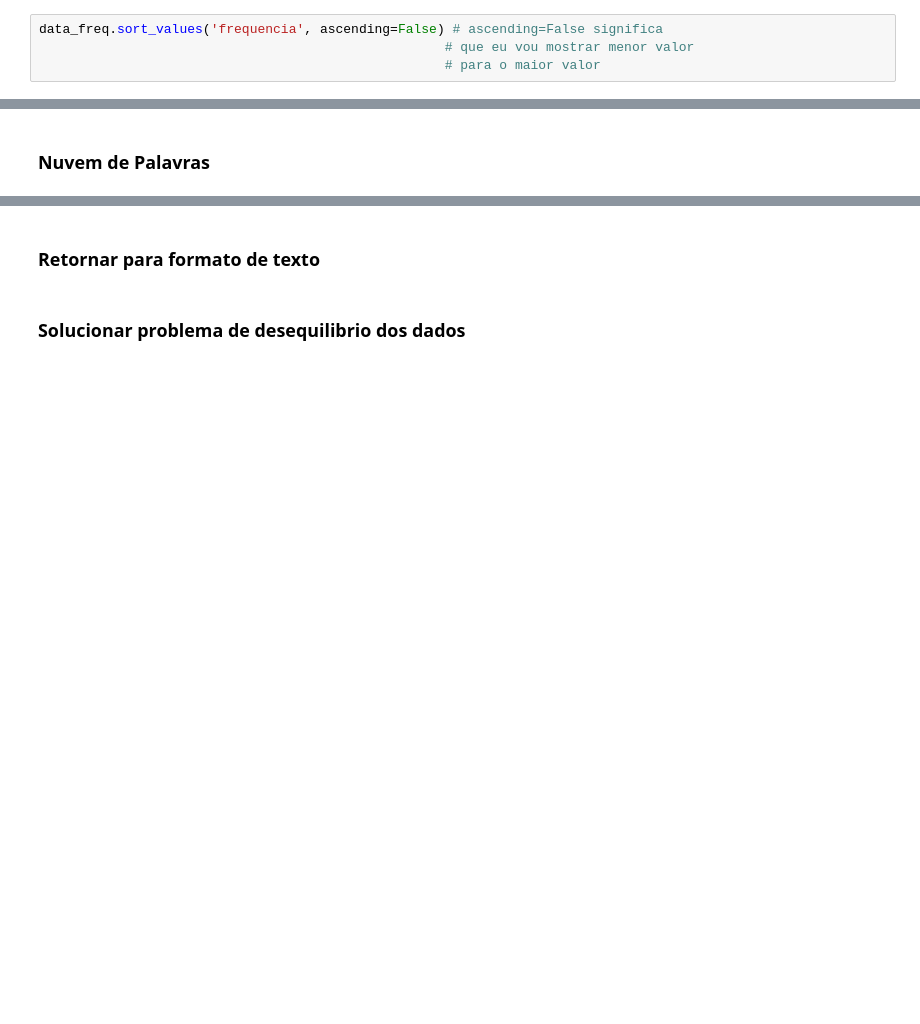
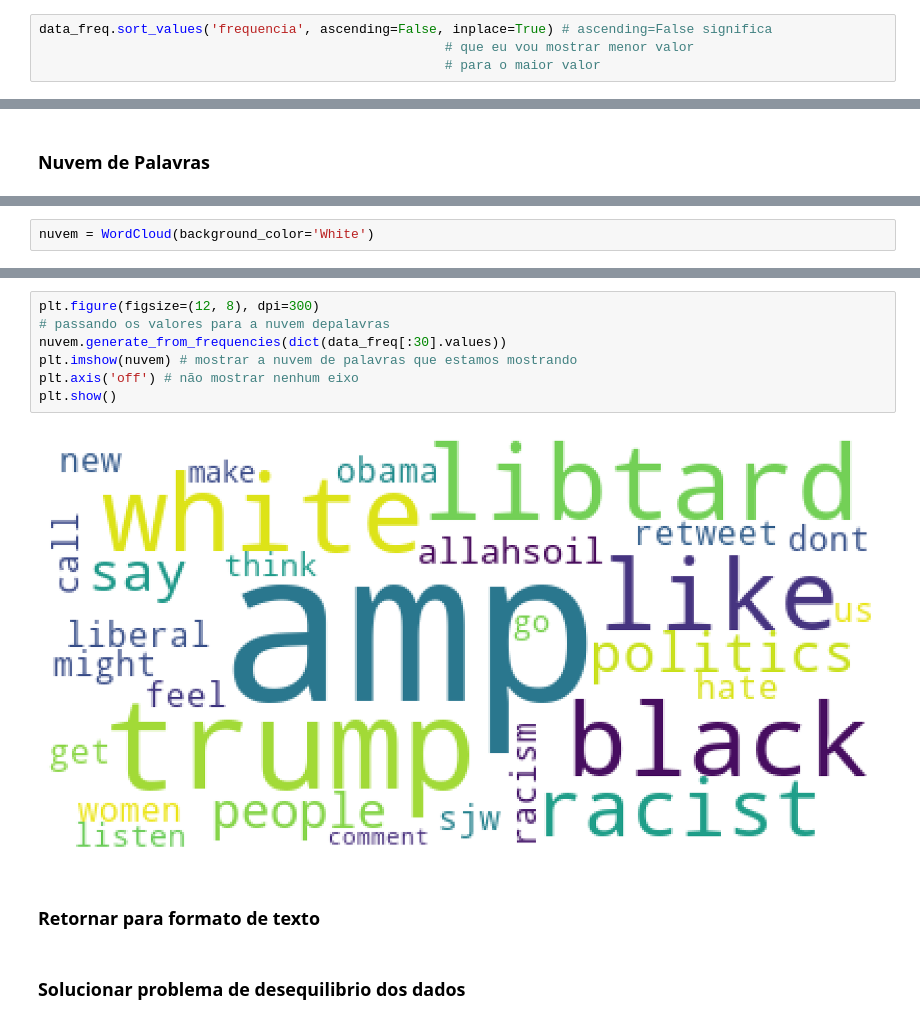
Before and after one commit to leonhardc/Data-Science-e-Machine-Learning-com-Estat-stica-e-Python, a Jupyter notebook: [15]-Processamento_de_Linguagem_Natural-PLN/Analise de Sentimentos - Twitter - Vazio.ipynb, the cells around one changed output, grey strips where cells are left out. Saved outputs shown, nothing was run; the diff lists cells and outputs as text; blank space fills up the shorter version.

Commit message:
Adicionado anotações sobre nuvem de palavras

```diff
--- a/[15]-Processamento_de_Linguagem_Natural-PLN/Analise de Sentimentos - Twitter - Vazio.ipynb
+++ b/[15]-Processamento_de_Linguagem_Natural-PLN/Analise de Sentimentos - Twitter - Vazio.ipynb
@@ -240,6 +237,6 @@ for palavra, frequencia in freq_palavras.items():
 data_freq = pd.DataFrame({'palavra': lista_de_palavras,
                           'frequencia': lista_de_frequencias})
 # %%
-data_freq.sort_values('frequencia', ascending=False) # ascending=False significa
+data_freq.sort_values('frequencia', ascending=False, inplace=True) # ascending=False significa
                                                     # que eu vou mostrar menor valor
                                                     # para o maior valor
@@ -261,0 +247,2 @@ data_freq.sort_values('frequencia', ascending=False) # ascending=False significa
+# %%
+nuvem = WordCloud(background_color='White')
@@ -262,3 +264,12 @@ data_freq.sort_values('frequencia', ascending=False) # ascending=False significa
+# %%
+plt.figure(figsize=(12, 8), dpi=300)
+# passando os valores para a nuvem depalavras
+nuvem.generate_from_frequencies(dict(data_freq[:30].values))
+plt.imshow(nuvem) # mostrar a nuvem de palavras que estamos mostrando
+plt.axis('off') # não mostrar nenhum eixo
+plt.show()
+# %% [output]
+[figure, added]
 # %% [markdown]
 ### Retornar para formato de texto
 # %% [markdown]
```
Also changed, not shown: parts of 4 cells of this notebook.
